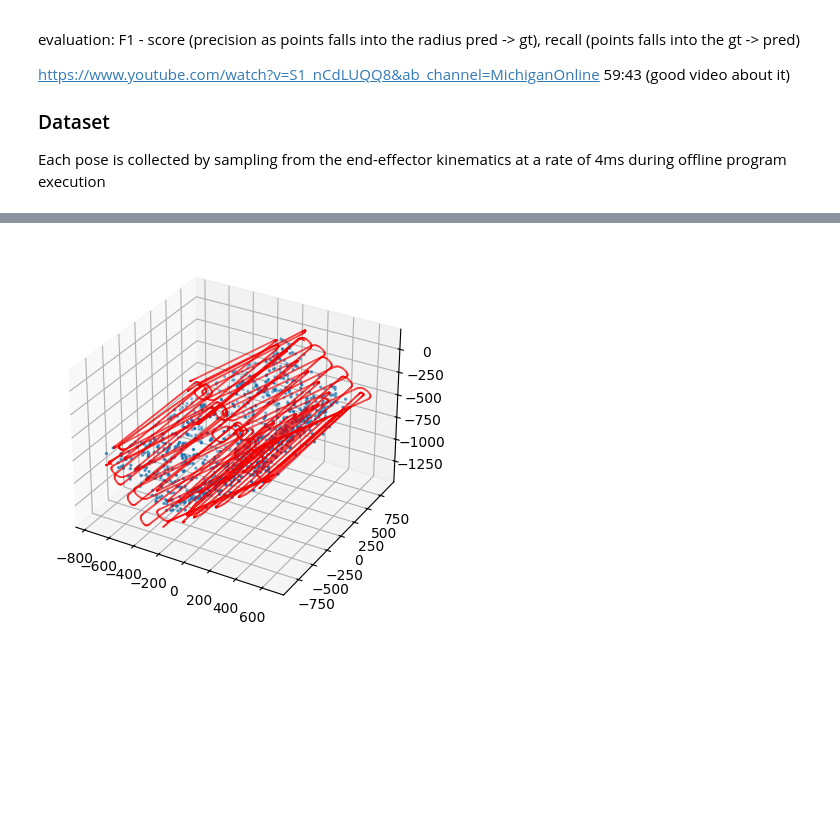
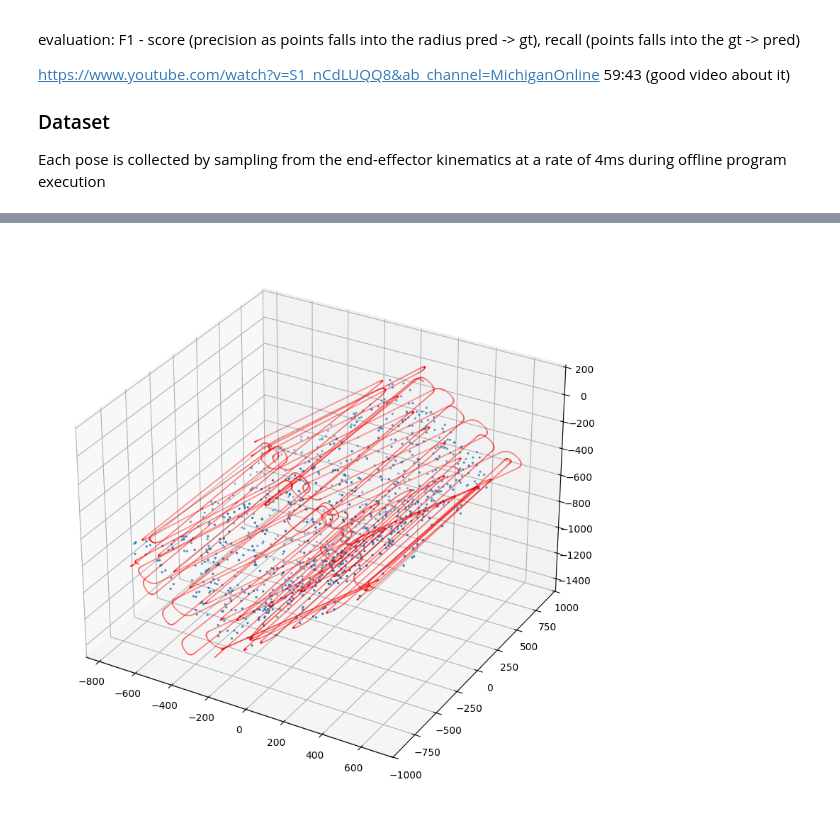
Before and after one commit to phdattien/PathPredict3d, a Jupyter notebook: notebook.ipynb, the cells around one changed output, grey strips where cells are left out. Cells and saved outputs as stored; diff of their text form; code cells hidden in the pictures; blank space fills up the shorter version.

```diff
--- a/notebook.ipynb
+++ b/notebook.ipynb
@@ -137,9 +133,11 @@ https://www.youtube.com/watch?v=S1_nCdLUQQ8&ab_channel=MichiganOnline 59:43 (goo
 # %%
 # Exploring raw dataset
 from paintnet.paintnet_utils import read_mesh_as_pointcloud, read_traj_file
+from pathlib import Path
 
-data_dir = Path('data/containers-v2/cl7ngiv1')
-obj = data_dir/'cl7ngiv1.obj'
+data_dir = Path('/Users/tiendat/fun/thesis-trajplan3d/data/windows-v1/1_wr1fr_1')
+obj = data_dir/'1_wr1fr_1.obj'
+print(obj)
 xyz = read_mesh_as_pointcloud(str(obj), 1024)
 
 traj = data_dir/'trajectory.txt'
@@ -155,11 +334,11 @@ o3d.visualization.draw_geometries([pcd])
 # %%
-fig = plt.figure()
+fig = plt.figure(figsize=(10,10))
 
 # TODO -> better visualisation
 
 # Create a 3D subplot
 ax = fig.add_subplot(111, projection='3d')
 ax.scatter(xyz[:, 0], xyz[:, 1], xyz[:, 2], s=2);
 ax.scatter(traj[:, 0], traj[:, 1], traj[:, 2], s=0.01, c='r', alpha=0.5);
 # %% [output]
-[figure, old version]
+[figure, new version]
```
Also changed, not shown: parts of 5 cells of this notebook, 7 other files.
